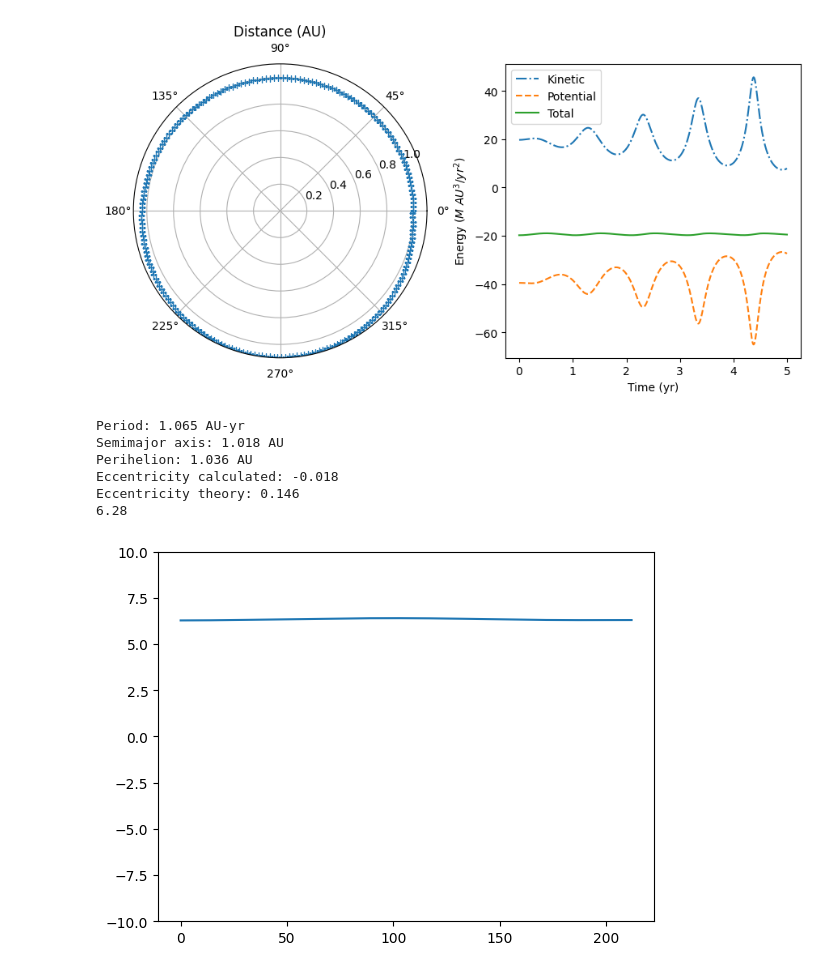
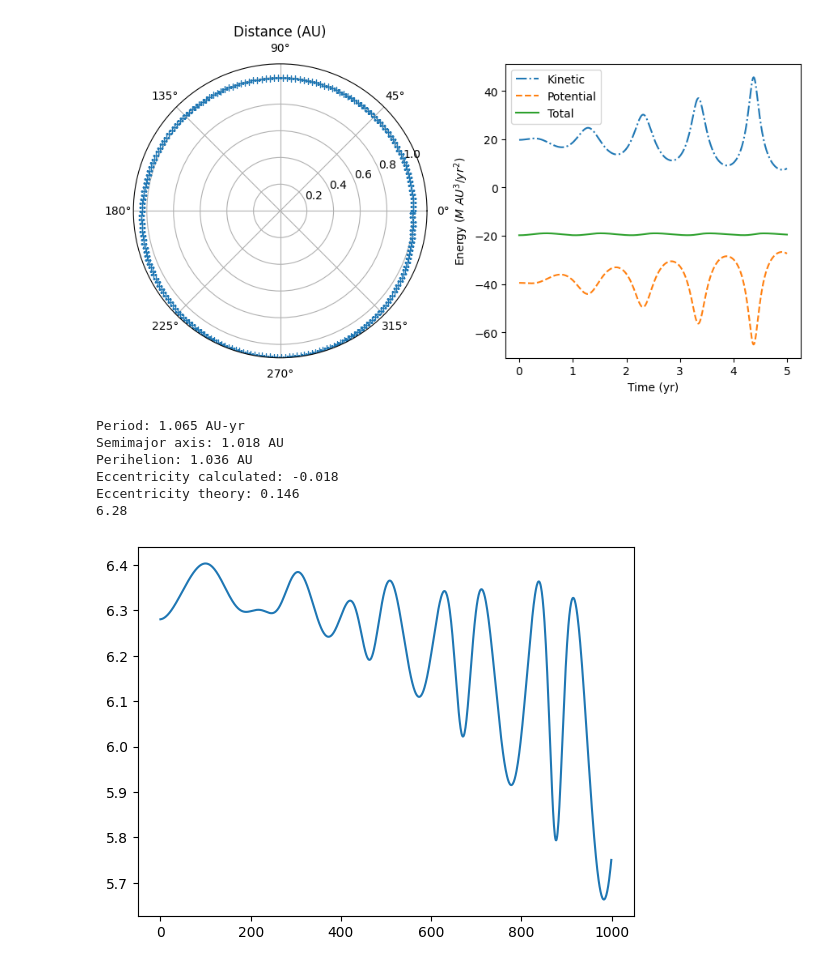
Before and after one commit to hhurst/ProfHurst_PHYS240_Sp23, a Jupyter notebook: Pruitt/HW4Pruitt.ipynb, the cells around one changed output. Drawn from its saved outputs; the diff is of its cells as text; code cells hidden in the pictures.

```diff
--- a/Pruitt/HW4Pruitt.ipynb
+++ b/Pruitt/HW4Pruitt.ipynb
@@ -125,34 +125,34 @@ plt.show()
 
 period = stoplist[0] * tau
 halfpind = int(stoplist[0] / 2)
 semimajor = (rplot[stoplist[0]] + rplot[halfpind]) / 2
 
 ecc = r0/semimajor - 1
 perih = (1 - ecc)*semimajor
 
 ## Test program and compare measured eccentricity with predicted value
 eTot = np.mean(totalE)
 angMom = r0*v0
 eccTh = np.sqrt(1 + 2*eTot*angMom**2/(GM**2)*mass**3)
 
 print(f'Period: {period} AU-yr')
 print(f'Semimajor axis: {semimajor:.3f} AU')
 print(f'Perihelion: {perih:.3f} AU')
 print(f'Eccentricity calculated: {ecc:.3f}')
 print(f'Eccentricity theory: {eccTh:.3f}')
 
 angMomPer = rplot*vplot
 plt.figure()
-# plt.plot(angMomPer)
-plt.plot(angMomPer[:stoplist[0]])
-plt.ylim([-10, 10])
+plt.plot(angMomPer)
+# plt.plot(angMomPer[:stoplist[0]])
+# plt.ylim([-10, 10])
 print(angMom)
 # %% [output]
 [figure]
 Period: 1.065 AU-yr
 Semimajor axis: 1.018 AU
 Perihelion: 1.036 AU
 Eccentricity calculated: -0.018
 Eccentricity theory: 0.146
 6.28
-[figure, old version]
+[figure, new version]
```
Also changed, not shown: 1 other file.
